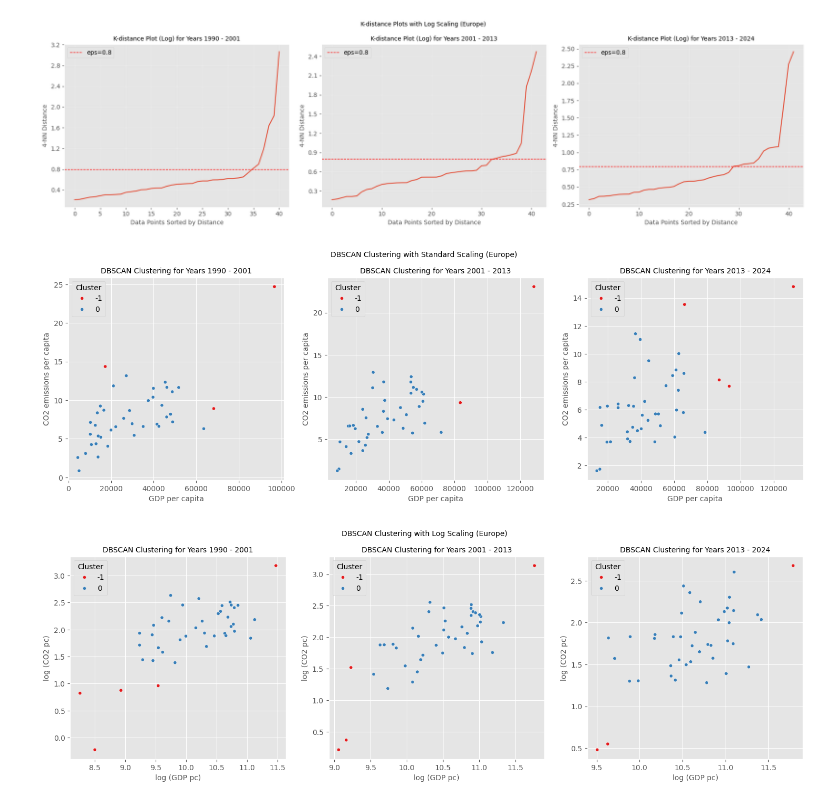
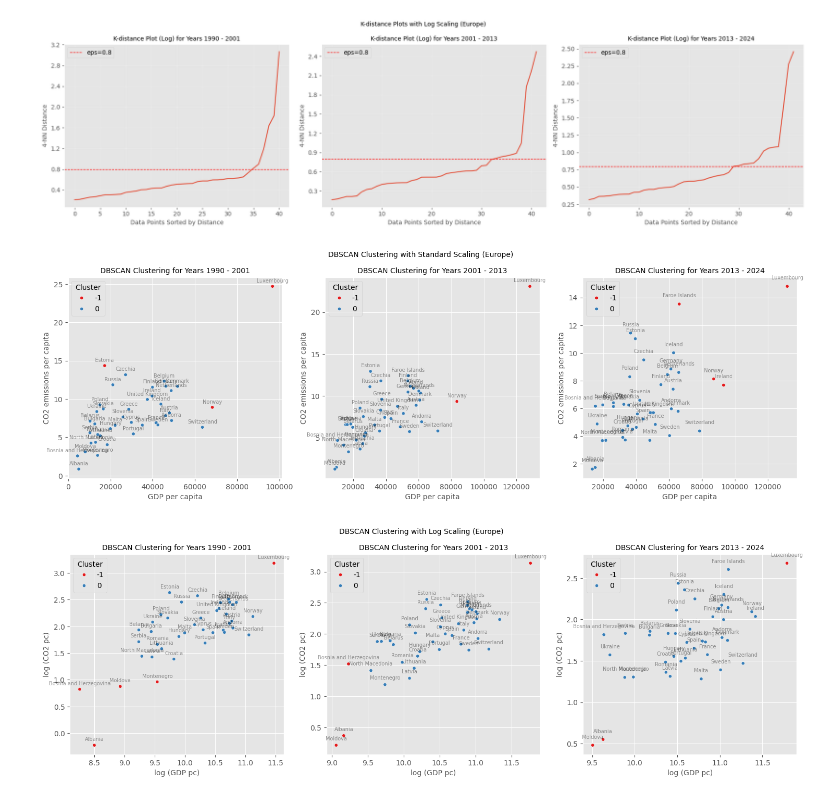
Before and after one commit to martinadep/co2_emissions_data_mining, a Jupyter notebook: notebooks/3_DBSCAN.ipynb, the cells around one changed output. Cells and saved outputs as stored; diff of their text form; code cells hidden in the pictures.

```diff
--- a/notebooks/3_DBSCAN.ipynb
+++ b/notebooks/3_DBSCAN.ipynb
@@ -278,32 +300,45 @@ for i in range(num_ranges):
     sns.scatterplot(data=df_cluster_std, x='GDP per capita', y='CO2 emissions per capita', s=20,
                        hue='Cluster (Std)', palette='Set1', ax=axes_std[i], legend='brief')
     axes_std[i].set_title(f'DBSCAN Clustering for Years {year_start:.0f} - {year_end:.0f}', fontsize=10)
     axes_std[i].set_xlabel('GDP per capita', fontsize=10)
     axes_std[i].set_ylabel('CO2 emissions per capita', fontsize=10)
     axes_std[i].get_legend().set_title('Cluster')
 
     mask = (df_europe['Year'] >= year_start) & (df_europe['Year'] <= year_end)
     cluster_map_std = df_cluster_std.set_index('Country Name')['Cluster (Std)']
     df_europe.loc[mask, 'Cluster (Std)'] = df_europe.loc[mask, 'Country Name'].map(cluster_map_std)
 
+    for line in range(0, df_cluster_std.shape[0]):
+         axes_std[i].text(df_cluster_std['GDP per capita'][line],
+                          df_cluster_std['CO2 emissions per capita'][line] + 0.5,
+                          df_cluster_std['Country Name'][line],
+                          horizontalalignment='center', color='black', alpha=0.4, fontsize=7)
+
+
     # -------------------------------- DBSCAN log scale ------------------------------------
     df_cluster_log = dbscan_clustering(df_subset_agg, ['log (GDP pc)', 'log (CO2 pc)'],
                                                eps=0.8, min_samples=5, results_col_name='Cluster (Log)')
 
     sns.scatterplot(data=df_cluster_log, x='log (GDP pc)', y='log (CO2 pc)', s=20,
                        hue='Cluster (Log)', palette='Set1', ax=axes_log[i], legend='brief')
     axes_log[i].set_title(f'DBSCAN Clustering for Years {year_start:.0f} - {year_end:.0f}', fontsize=10)
     axes_log[i].set_xlabel('log (GDP pc)', fontsize=10)
     axes_log[i].set_ylabel('log (CO2 pc)', fontsize=10)
     axes_log[i].get_legend().set_title('Cluster')
 
+    for line in range(0, df_cluster_log.shape[0]):
+         axes_log[i].text(df_cluster_log['log (GDP pc)'][line],
+                          df_cluster_log['log (CO2 pc)'][line] + 0.08,
+                          df_cluster_log['Country Name'][line],
+                          horizontalalignment='center', color='black', alpha=0.4, fontsize=7)
+
     cluster_map_log = df_cluster_log.set_index('Country Name')['Cluster (Log)']
     df_europe.loc[mask, 'Cluster (Log)'] = df_europe.loc[mask, 'Country Name'].map(cluster_map_log)
 
 fig_std.suptitle('DBSCAN Clustering with Standard Scaling (Europe)', fontsize=10)
 fig_log.suptitle('DBSCAN Clustering with Log Scaling (Europe)', fontsize=10)
 fig_std.savefig(f'../plots/dbscan/cluster_std_europe.png')
 fig_log.savefig(f'../plots/dbscan/cluster_log_europe.png')
 # %% [output]
-[figure, old version]
+[figure, new version]
-[figure, old version]
+[figure, new version]
```
Also changed, not shown: parts of 4 cells of this notebook, 6 other files.
